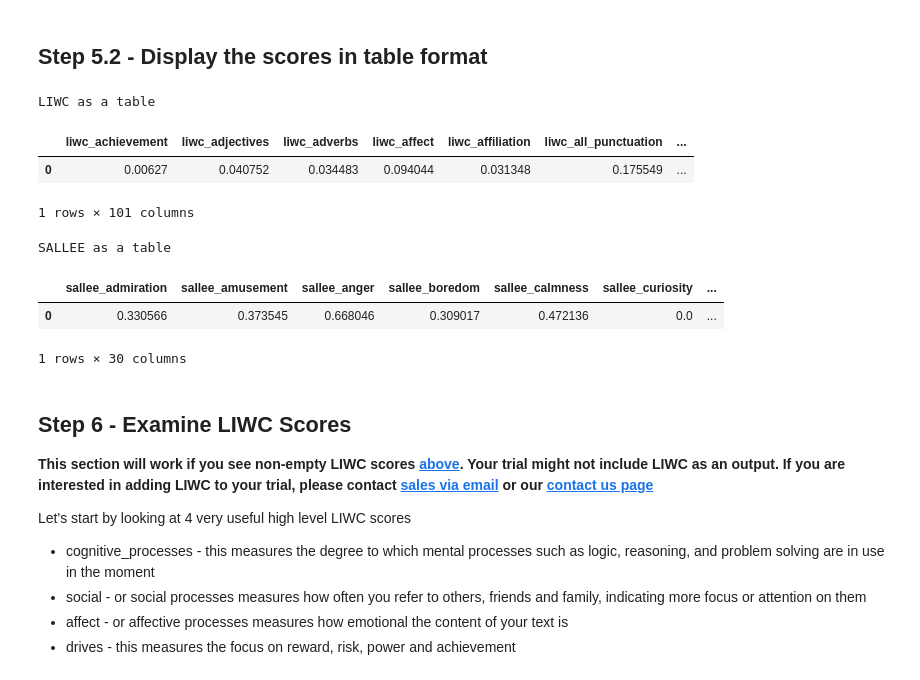
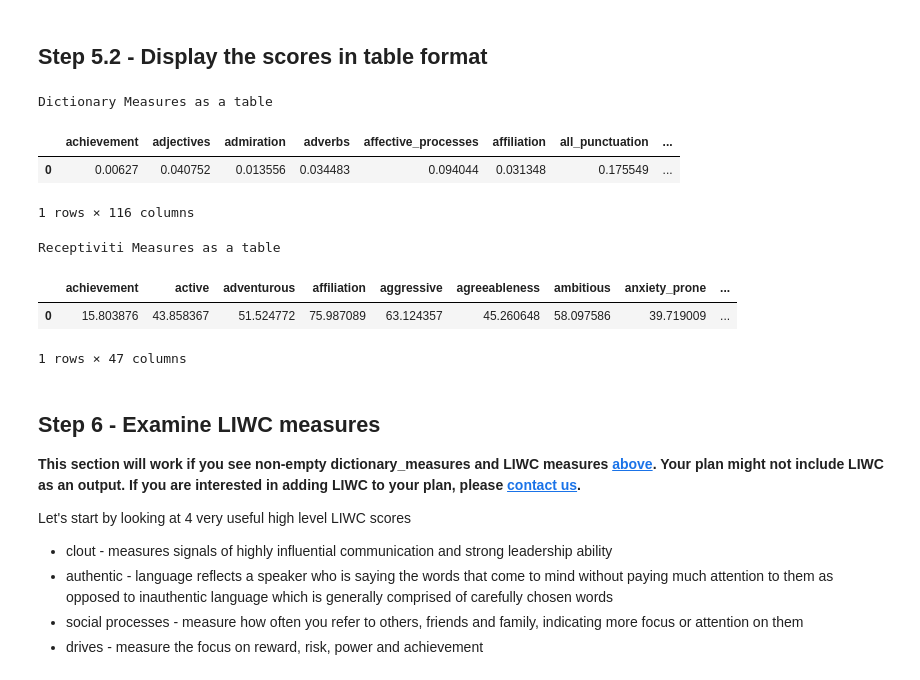
Before and after one commit to Receptiviti/api_tutorials_demos, a Jupyter notebook: tutorials/python/Getting Started.ipynb, the cells around one changed output. Drawn from its saved outputs; the diff is of its cells as text; code cells hidden in the pictures.

```diff
--- a/tutorials/python/Getting Started.ipynb
+++ b/tutorials/python/Getting Started.ipynb
@@ -154,29 +161,35 @@ def convert_scores_to_table(results):
 # %% [markdown]
 ## Step 5.2 -  Display the scores in table format
-# %%
-single_liwc_df, single_sallee_df = convert_scores_to_table(single_results)
-print("LIWC as a table")
-display(single_liwc_df)
-print("SALLEE as a table")
-display(single_sallee_df)
-# %% [output]
-LIWC as a table
-|  | liwc_achievement | liwc_adjectives | liwc_adverbs | liwc_affect | liwc_affiliation | liwc_all_punctuation | ... |
-| 0 | 0.00627 | 0.040752 | 0.034483 | 0.094044 | 0.031348 | 0.175549 | ... |
-1 rows × 101 columns
-SALLEE as a table
-|  | sallee_admiration | sallee_amusement | sallee_anger | sallee_boredom | sallee_calmness | sallee_curiosity | ... |
-| 0 | 0.330566 | 0.373545 | 0.668046 | 0.309017 | 0.472136 | 0.0 | ... |
-1 rows × 30 columns
+# %%
+single_dictionary_measures_df, single_receptiviti_measures_df = convert_scores_to_table(single_result)
+print("Dictionary Measures as a table")
+if len(single_dictionary_measures_df)>0:
+    display(single_dictionary_measures_df)
+else:
+    print("If you are seeing this message, it's because your plan does not include the LIWC or SALLEE packages")
+print("Receptiviti Measures as a table")
+if len(single_receptiviti_measures_df)>0:
+    display(single_receptiviti_measures_df)
+else:
+    print("If you are seeing this message, it's because your plan does not include the Personality Package")
+# %% [output]
+Dictionary Measures as a table
+|  | achievement | adjectives | admiration | adverbs | affective_processes | affiliation | all_punctuation | ... |
+| 0 | 0.00627 | 0.040752 | 0.013556 | 0.034483 | 0.094044 | 0.031348 | 0.175549 | ... |
+1 rows × 116 columns
+Receptiviti Measures as a table
+|  | achievement | active | adventurous | affiliation | aggressive | agreeableness | ambitious | anxiety_prone | ... |
+| 0 | 15.803876 | 43.858367 | 51.524772 | 75.987089 | 63.124357 | 45.260648 | 58.097586 | 39.719009 | ... |
+1 rows × 47 columns
 # %% [markdown]
-## Step 6 - Examine LIWC Scores
+## Step 6 - Examine LIWC measures
 
-**This section will work if you see non-empty LIWC scores [above](#Step-5.2----Display-the-scores-in-table-format). Your trial might not include LIWC as an output. If you are interested in adding LIWC to your trial, please contact [sales via email](mailto:sales@receptiviti.com) or our [contact us page](https://www.receptiviti.com/contact)**
+**This section will work if you see non-empty dictionary_measures and LIWC measures [above](#Step-5.2----Display-the-scores-in-table-format). Your plan might not include LIWC as an output. If you are interested in adding LIWC to your plan, please [contact us](http://dashboard.receptiviti.com/contact).**
 
 Let's start by looking at 4 very useful high level LIWC scores
-* cognitive_processes - this measures the degree to which mental processes such as logic, reasoning, and problem solving are in use in the moment
-* social - or social processes measures how often you refer to others, friends and family, indicating more focus or attention on them
-* affect - or affective processes measures how emotional the content of your text is
-* drives - this measures the focus on reward, risk, power and achievement
+* clout - measures signals of highly influential communication and strong leadership ability
+* authentic - language reflects a speaker who is saying the words that come to mind without paying much attention to them as opposed to inauthentic language which is generally comprised of carefully chosen words
+* social processes - measure how often you refer to others, friends and family, indicating more focus or attention on them
+* drives - measure the focus on reward, risk, power and achievement
 # %%
 from IPython.display import Markdown
```
Also changed, not shown: parts of 11 cells of this notebook.
